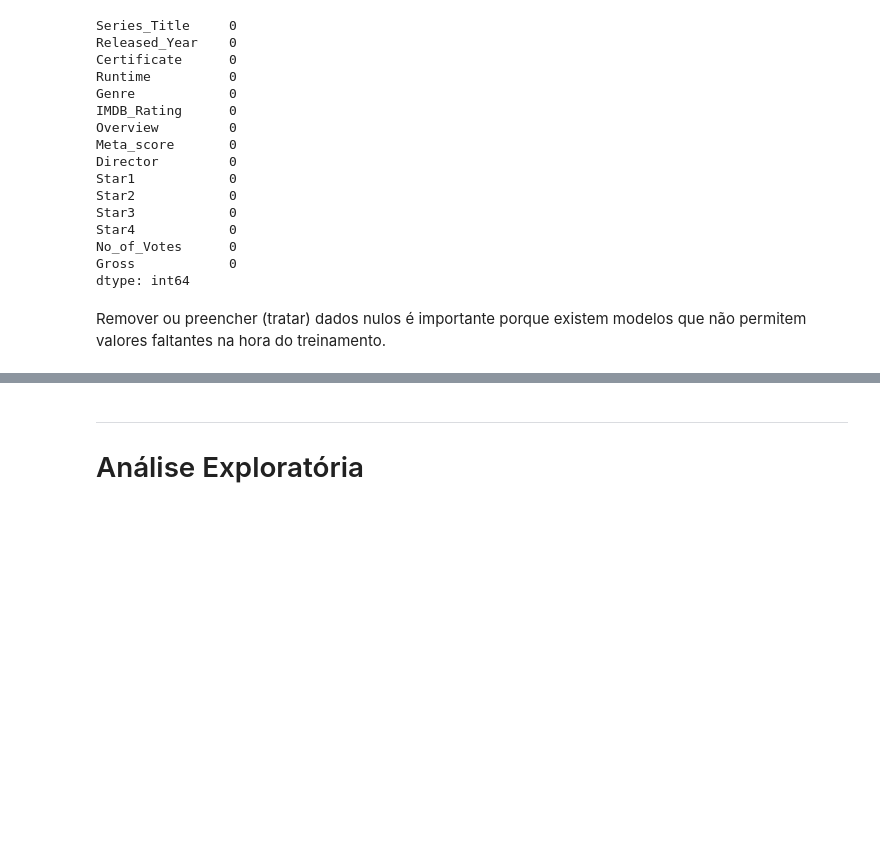
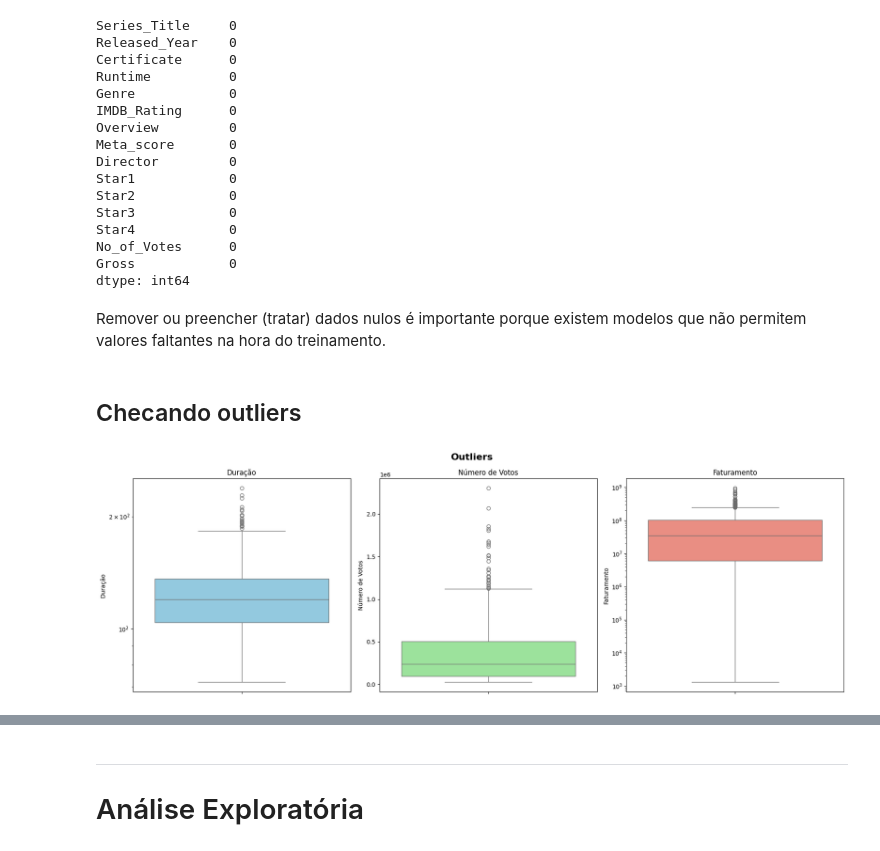
Before and after one commit to arthwho/IMDB-EDA, a Jupyter notebook: pproductions.ipynb, the cells around one changed output, grey strips where cells are left out. Cells and saved outputs as stored; diff of their text form; code cells hidden in the pictures; blank space fills up the shorter version.

```diff
--- a/pproductions.ipynb
+++ b/pproductions.ipynb
@@ -195,3 +193,31 @@ Gross            0
 dtype: int64
 # %% [markdown]
 Remover ou preencher (tratar) dados nulos é importante porque existem modelos que não permitem valores faltantes na hora do treinamento.
+# %% [markdown]
+## Checando outliers
+# %%
+fig, axes = plt.subplots(1, 3, figsize=(18, 6))
+fig.suptitle('Outliers', fontsize=16, fontweight='bold')
+
+# Runtime
+sns.boxplot(y=df['Runtime'], ax=axes[0], color='skyblue')
+axes[0].set_title('Duração')
+axes[0].set_ylabel('Duração')
+axes[0].set_yscale('log')
+
+
+# No_of_Votes
+sns.boxplot(y=df['No_of_Votes'], ax=axes[1], color='lightgreen')
+axes[1].set_title('Número de Votos')
+axes[1].set_ylabel('Número de Votos')
+
+# Gross
+sns.boxplot(y=df['Gross'], ax=axes[2], color='salmon')
+axes[2].set_title('Faturamento')
+axes[2].set_ylabel('Faturamento')
+axes[2].set_yscale('log')
+
+plt.tight_layout()
+plt.show()
+# %% [output]
+[figure, added]
```
Also changed, not shown: parts of 57 cells of this notebook, 3 other files.
